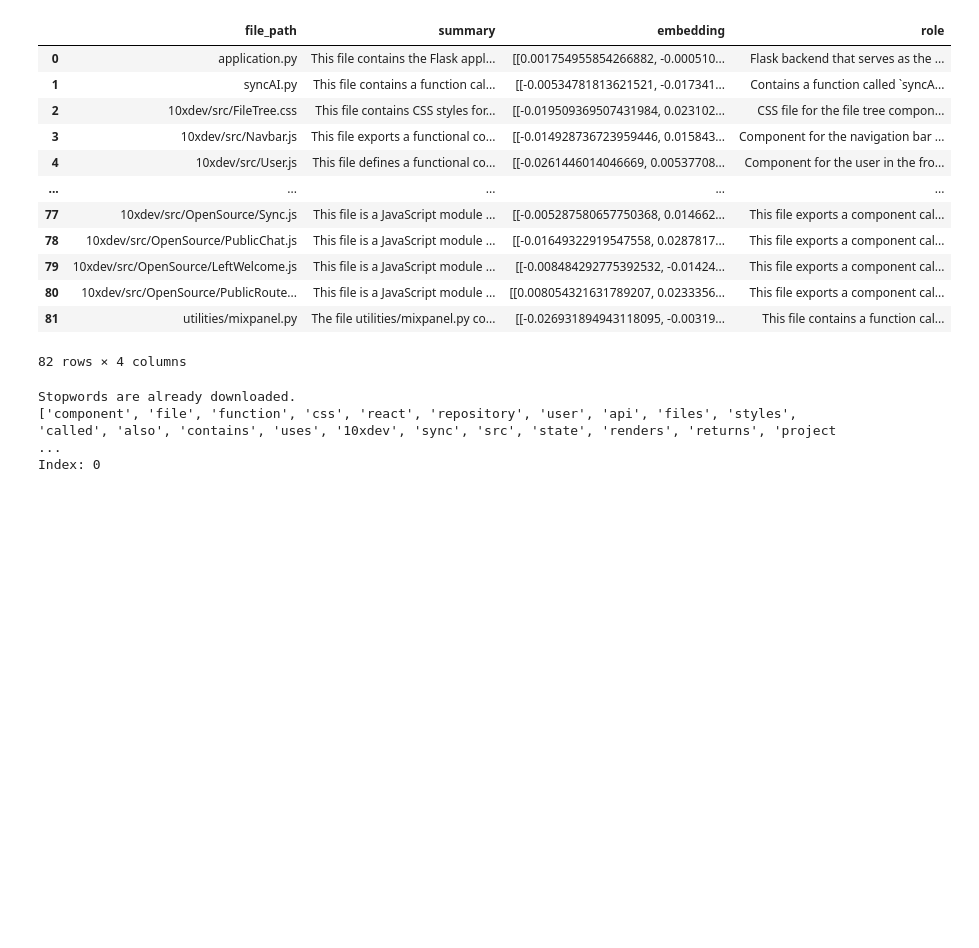
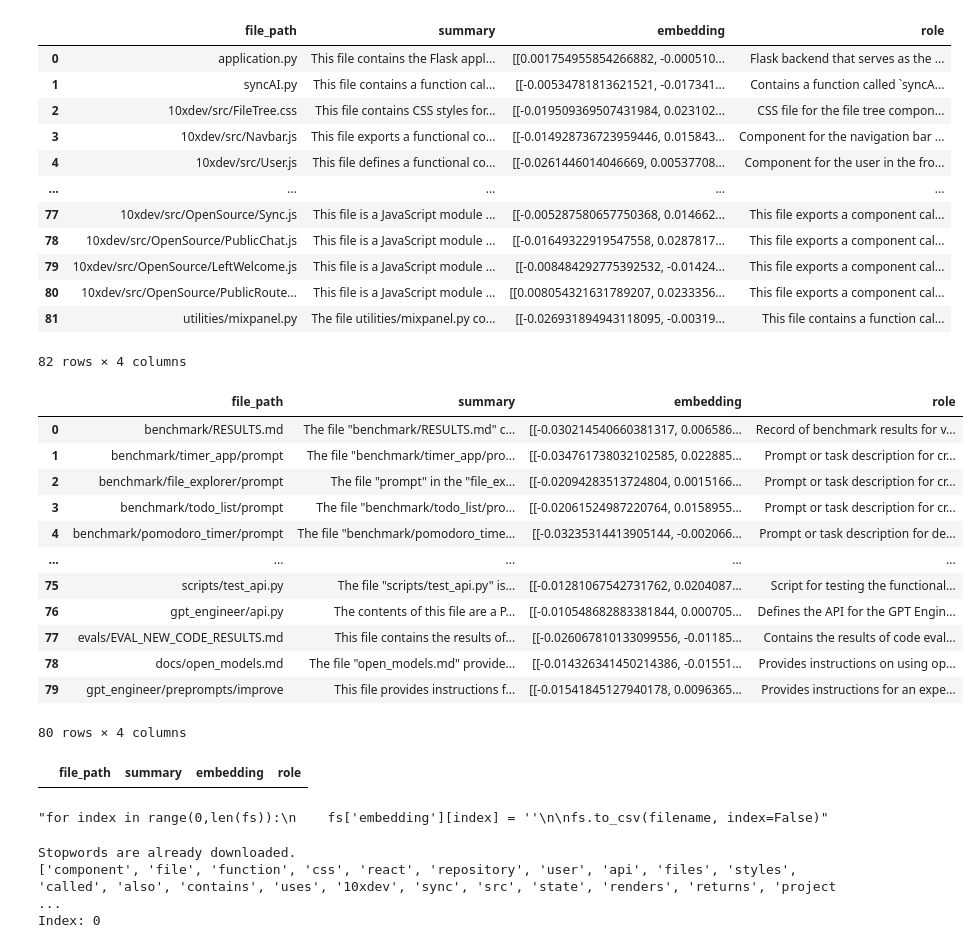
Before and after one commit to 10XDEV-AI/10xdev.ai, a Jupyter notebook: Analyse.ipynb, the cells around one changed output. Cells and saved outputs as stored; diff of their text form; code cells hidden in the pictures; blank space fills up the shorter version.

```diff
--- a/Analyse.ipynb
+++ b/Analyse.ipynb
@@ -3,9 +3,9 @@ import pandas as pd
 filename = "../user/" + "prathamthepro@gmail.com" + "/AIFiles/" + "10xdev.ai" + ".csv"
 fs = pd.read_csv(filename)
 
-for index in range(0,len(fs)):
+'''for index in range(0,len(fs)):
     fs['role'][index] = fs['role'][index].replace("Role :", "").replace("Role:", "")
-
+'''
 display(fs)
 # %% [output]
 |  | file_path | summary | embedding | role |
@@ -21,15 +21,34 @@ display(fs)
 | 80 | 10xdev/src/OpenSource/PublicRoute... | This file is a JavaScript module ... | [[0.008054321631789207, 0.0233356... | This file exports a component cal... |
 | 81 | utilities/mixpanel.py | The file utilities/mixpanel.py co... | [[-0.026931894943118095, -0.00319... | This file contains a function cal... |
 82 rows × 4 columns
-# %%
-import pandas as pd
-filename = "../user/" + "prathamthepro@gmail.com" + "/AIFiles/" + "10xdev.ai" + ".csv"
-fs = pd.read_csv(filename)
-display(fs)
-for index in range(0,len(fs)):
-    fs['embedding'][index] = ''
-
-fs.to_csv(filename, index=False)
+# %%
+import pandas as pd
+filename = "../user/" + "prathamthepro@gmail.com" + "/AIFiles/" + "gpt-engineer" + ".csv"
+fs = pd.read_csv(filename)
+display(fs)
+
+filtered_fs = fs[pd.isnull(fs["role"])]
+display(filtered_fs)
+'''for index in range(0,len(fs)):
+    fs['embedding'][index] = ''
+
+fs.to_csv(filename, index=False)'''
+# %% [output]
+|  | file_path | summary | embedding | role |
+| 0 | benchmark/RESULTS.md | The file "benchmark/RESULTS.md" c... | [[-0.030214540660381317, 0.006586... | Record of benchmark results for v... |
+| 1 | benchmark/timer_app/prompt | The file "benchmark/timer_app/pro... | [[-0.034761738032102585, 0.022885... | Prompt or task description for cr... |
+| 2 | benchmark/file_explorer/prompt | The file "prompt" in the "file_ex... | [[-0.02094283513724804, 0.0015166... | Prompt or task description for cr... |
+| 3 | benchmark/todo_list/prompt | The file "benchmark/todo_list/pro... | [[-0.02061524987220764, 0.0158955... | Prompt or task description for cr... |
+| 4 | benchmark/pomodoro_timer/prompt | The file "benchmark/pomodoro_time... | [[-0.03235314413905144, -0.002066... | Prompt or task description for de... |
+| ... | ... | ... | ... | ... |
+| 75 | scripts/test_api.py | The file "scripts/test_api.py" is... | [[-0.01281067542731762, 0.0204087... | Script for testing the functional... |
+| 76 | gpt_engineer/api.py | The contents of this file are a P... | [[-0.010548682883381844, 0.000705... | Defines the API for the GPT Engin... |
+| 77 | evals/EVAL_NEW_CODE_RESULTS.md | This file contains the results of... | [[-0.026067810133099556, -0.01185... | Contains the results of code eval... |
+| 78 | docs/open_models.md | The file "open_models.md" provide... | [[-0.014326341450214386, -0.01551... | Provides instructions on using op... |
+| 79 | gpt_engineer/preprompts/improve | This file provides instructions f... | [[-0.01541845127940178, 0.0096365... | Provides instructions for an expe... |
+80 rows × 4 columns
+|  | file_path | summary | embedding | role |
+"for index in range(0,len(fs)):\n    fs['embedding'][index] = ''\n\nfs.to_csv(filename, index=False)"
 # %%
 import pandas as pd
 import nltk
```
Also changed, not shown: 2 other files.
